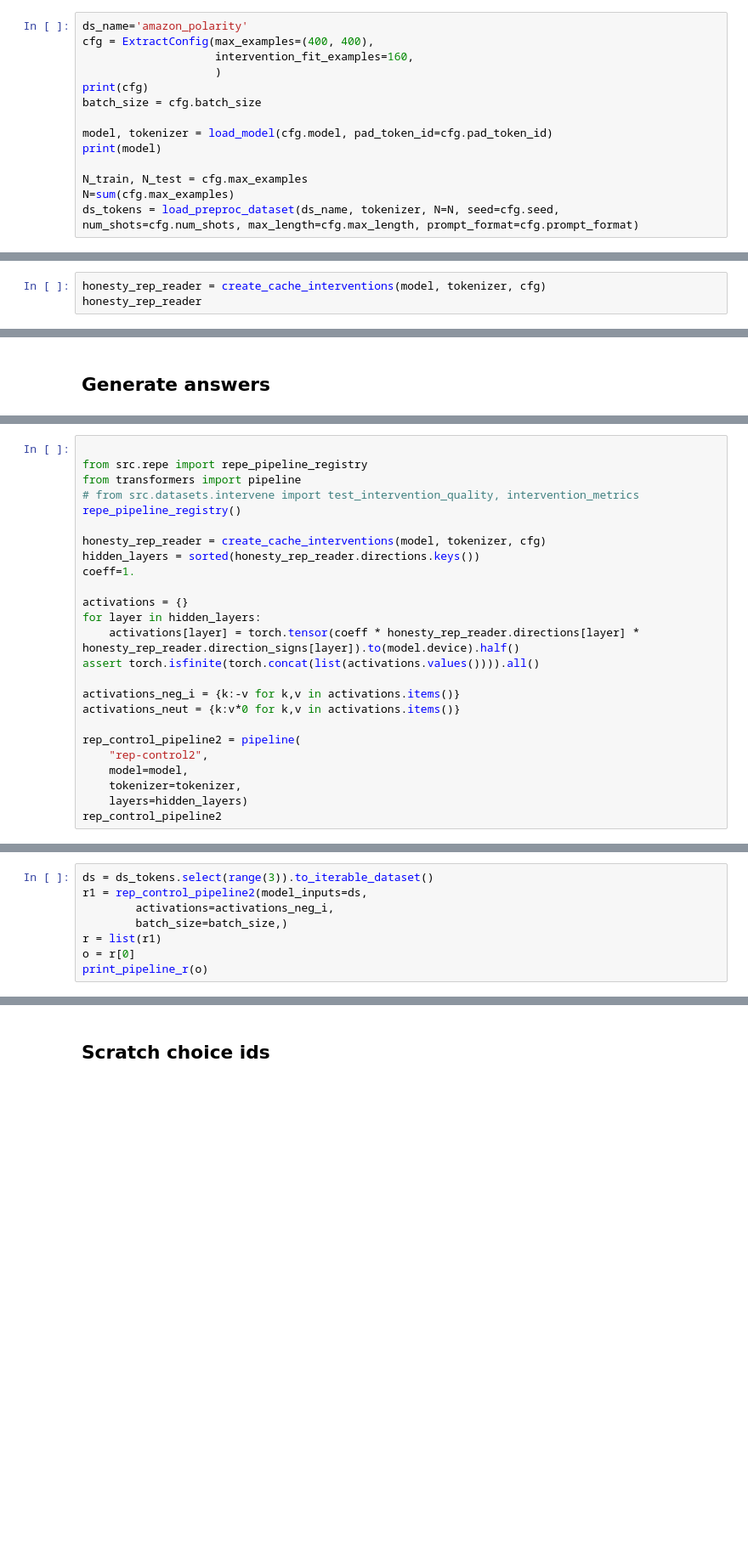
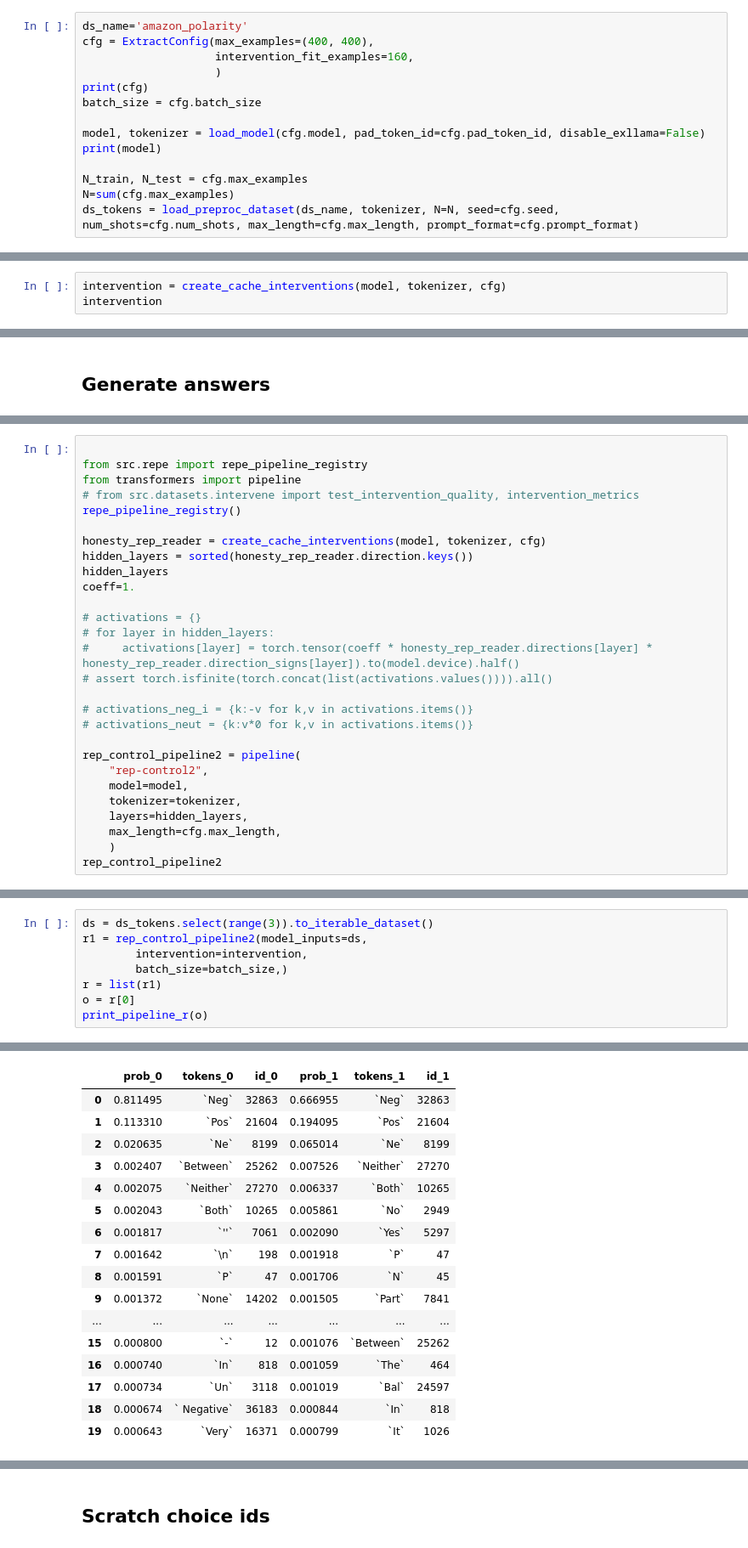
Before and after one commit to wassname/discovering_latent_knowledge, a Jupyter notebook: notebooks/104_check_intervention.ipynb, the cells around one changed output, grey strips where cells are left out. Shown at 85% size. Cells and saved outputs as stored; diff of their text form; blank space fills up the shorter version.

```diff
--- a/notebooks/104_check_intervention.ipynb
+++ b/notebooks/104_check_intervention.ipynb
@@ -60,7 +60,7 @@ cfg = ExtractConfig(max_examples=(400, 400),
 print(cfg)
 batch_size = cfg.batch_size
 
-model, tokenizer = load_model(cfg.model, pad_token_id=cfg.pad_token_id)
+model, tokenizer = load_model(cfg.model, pad_token_id=cfg.pad_token_id, disable_exllama=False)
 print(model)
 
 N_train, N_test = cfg.max_examples
@@ -105,5 +103,5 @@ PhiForCausalLM(
 # %% [markdown]
 ## Intervention
 # %%
-honesty_rep_reader = create_cache_interventions(model, tokenizer, cfg)
-honesty_rep_reader
+intervention = create_cache_interventions(model, tokenizer, cfg)
+intervention
@@ -124,20 +138,23 @@ from transformers import pipeline
 repe_pipeline_registry()
 
 honesty_rep_reader = create_cache_interventions(model, tokenizer, cfg)
-hidden_layers = sorted(honesty_rep_reader.directions.keys())
+hidden_layers = sorted(honesty_rep_reader.direction.keys())
+hidden_layers
 coeff=1.
 
-activations = {}
-for layer in hidden_layers:
-    activations[layer] = torch.tensor(coeff * honesty_rep_reader.directions[layer] * honesty_rep_reader.direction_signs[layer]).to(model.device).half()
-assert torch.isfinite(torch.concat(list(activations.values()))).all()
+# activations = {}
+# for layer in hidden_layers:
+#     activations[layer] = torch.tensor(coeff * honesty_rep_reader.directions[layer] * honesty_rep_reader.direction_signs[layer]).to(model.device).half()
+# assert torch.isfinite(torch.concat(list(activations.values()))).all()
 
-activations_neg_i = {k:-v for k,v in activations.items()}
-activations_neut = {k:v*0 for k,v in activations.items()}
+# activations_neg_i = {k:-v for k,v in activations.items()}
+# activations_neut = {k:v*0 for k,v in activations.items()}
 
 rep_control_pipeline2 = pipeline(
     "rep-control2",
     model=model,
     tokenizer=tokenizer,
-    layers=hidden_layers)
+    layers=hidden_layers,
+    max_length=cfg.max_length,
+    )
 rep_control_pipeline2
@@ -184,8 +207,9 @@ def print_pipeline_r(o):
 # %%
 ds = ds_tokens.select(range(3)).to_iterable_dataset()
 r1 = rep_control_pipeline2(model_inputs=ds,
-        activations=activations_neg_i,
+        intervention=intervention,
         batch_size=batch_size,)
 r = list(r1)
 o = r[0]
 print_pipeline_r(o)
+# %% [output]
@@ -191,0 +221,17 @@ print_pipeline_r(o)
+|  | prob_0 | tokens_0 | id_0 | prob_1 | tokens_1 | id_1 |
+| 0 | 0.811495 | `Neg` | 32863 | 0.666955 | `Neg` | 32863 |
+| 1 | 0.113310 | `Pos` | 21604 | 0.194095 | `Pos` | 21604 |
+| 2 | 0.020635 | `Ne` | 8199 | 0.065014 | `Ne` | 8199 |
+| 3 | 0.002407 | `Between` | 25262 | 0.007526 | `Neither` | 27270 |
+| 4 | 0.002075 | `Neither` | 27270 | 0.006337 | `Both` | 10265 |
+| 5 | 0.002043 | `Both` | 10265 | 0.005861 | `No` | 2949 |
+| 6 | 0.001817 | `''` | 7061 | 0.002090 | `Yes` | 5297 |
+| 7 | 0.001642 | `\n` | 198 | 0.001918 | `P` | 47 |
+| 8 | 0.001591 | `P` | 47 | 0.001706 | `N` | 45 |
+| 9 | 0.001372 | `None` | 14202 | 0.001505 | `Part` | 7841 |
+| ... | ... | ... | ... | ... | ... | ... |
+| 15 | 0.000800 | `-` | 12 | 0.001076 | `Between` | 25262 |
+| 16 | 0.000740 | `In` | 818 | 0.001059 | `The` | 464 |
+| 17 | 0.000734 | `Un` | 3118 | 0.001019 | `Bal` | 24597 |
+| 18 | 0.000674 | ` Negative` | 36183 | 0.000844 | `In` | 818 |
+| 19 | 0.000643 | `Very` | 16371 | 0.000799 | `It` | 1026 |
```
Also changed, not shown: parts of 14 cells of this notebook, 4 other files.
